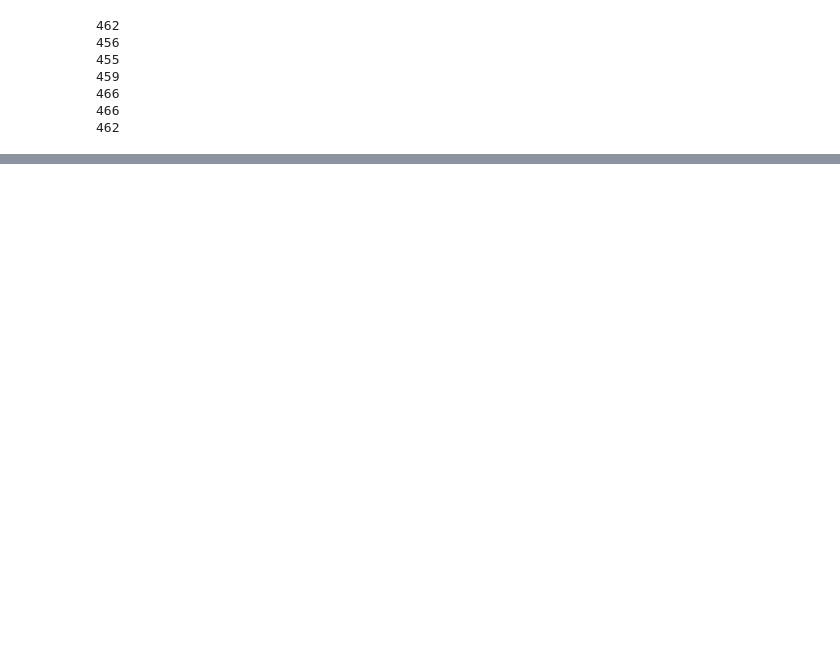
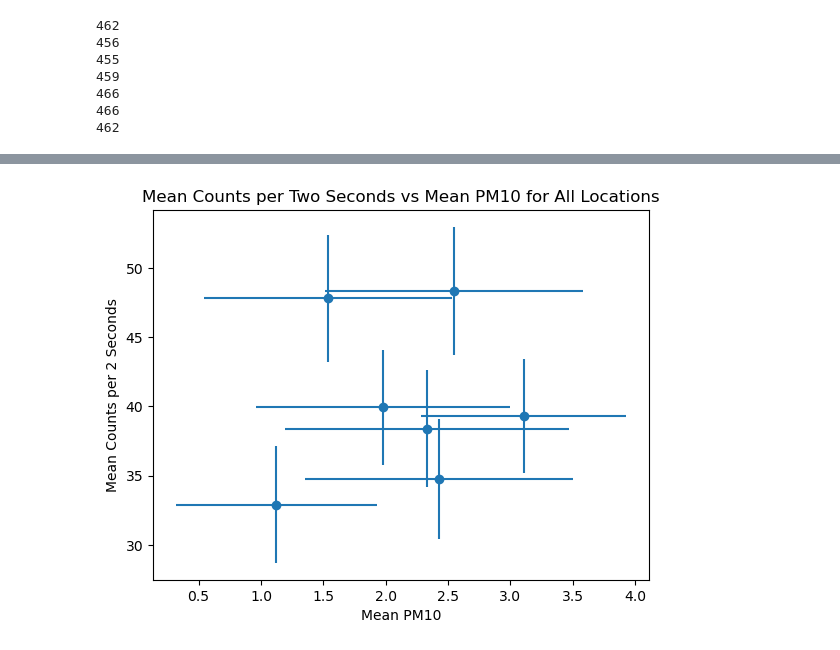
Before and after one commit to tinajolly/E11, a Jupyter notebook: Final Project/final_project_analysis.ipynb, the cells around one changed output, grey strips where cells are left out. Cells and saved outputs as stored; diff of their text form; code cells hidden in the pictures; blank space fills up the shorter version.

```diff
--- a/Final Project/final_project_analysis.ipynb
+++ b/Final Project/final_project_analysis.ipynb
@@ -86,0 +94,16 @@ plt.show()
+# %%
+mean_counts = [np.mean(data1['counts']),np.mean(data2['counts']),np.mean(data3['counts']),np.mean(data4['counts']),np.mean(data5['counts']),np.mean(data6['counts']),np.mean(data7['counts'])]
+mean_PM10 = [np.mean(data1['PM10']),np.mean(data2['PM10']),np.mean(data3['PM10']),np.mean(data4['PM10']),np.mean(data5['PM10']),np.mean(data6['PM10']),np.mean(data7['PM10'])]
+
+std_counts = [np.std(data1['counts']),np.std(data2['counts']),np.std(data3['counts']),np.std(data4['counts']),np.std(data5['counts']),np.std(data6['counts']),np.std(data7['counts'])]
+std_PM10 = [np.std(data1['PM10']),np.std(data2['PM10']),np.std(data3['PM10']),np.std(data4['PM10']),np.std(data5['PM10']),np.std(data6['PM10']),np.std(data7['PM10'])]
+
+plt.plot(mean_PM10,mean_counts,'o')
+plt.errorbar(mean_PM10,mean_counts,std_counts,std_PM10,fmt = 'none')
+plt.ylabel('Mean Counts per 2 Seconds')
+plt.xlabel('Mean PM10')
+plt.title('Mean Counts per Two Seconds vs Mean PM10 for All Locations')
+plt.savefig('PM10 all plot')
+plt.show()
+# %% [output]
+[figure, added]
```
Also changed, not shown: parts of 25 cells of this notebook.
